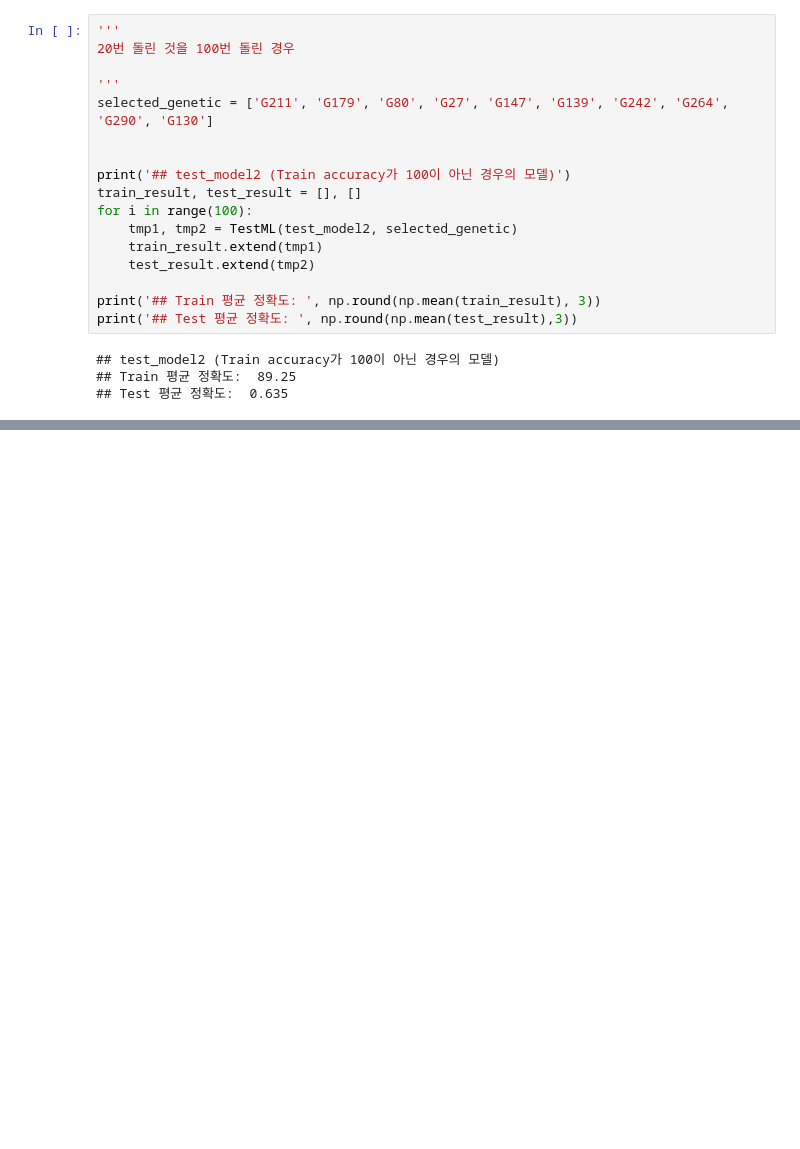
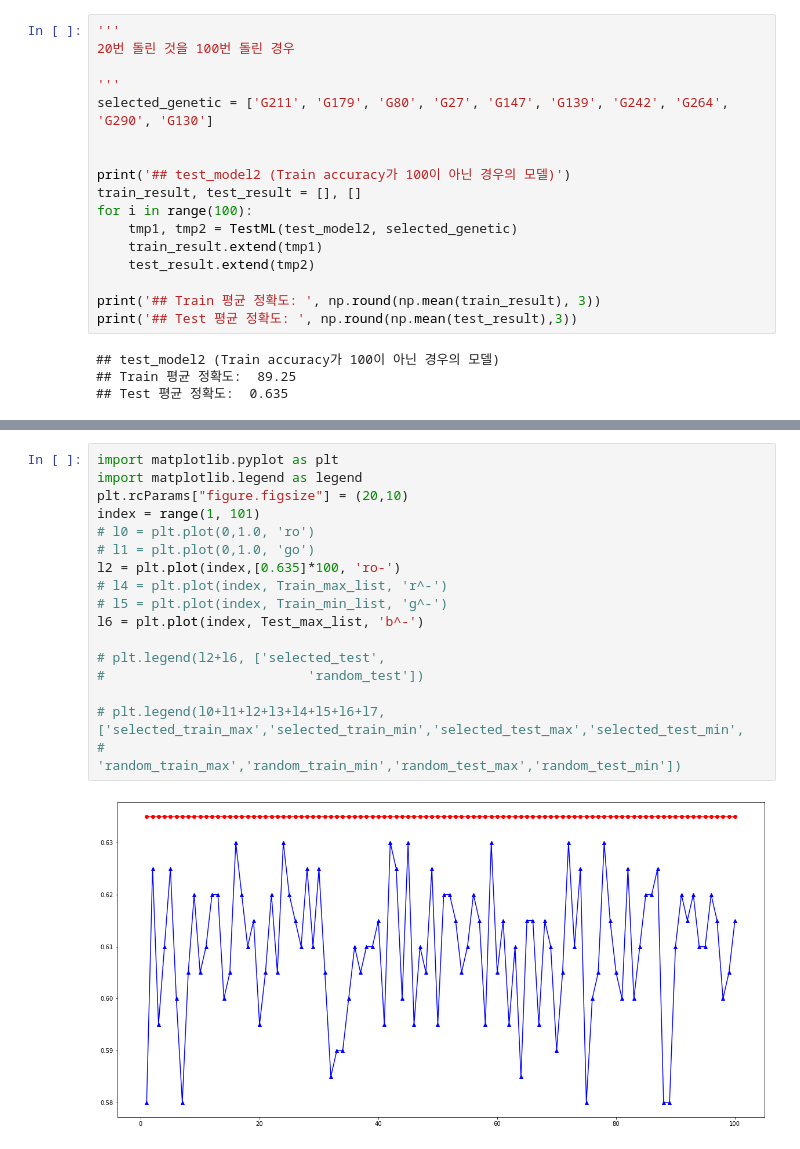
Before and after one commit to code-viz/woo-hac-, a Jupyter notebook: nanhee/3_Final.ipynb, the cells around one changed output, grey strips where cells are left out. Drawn from its saved outputs; the diff is of its cells as text; blank space fills up the shorter version.

```diff
--- a/nanhee/3_Final.ipynb
+++ b/nanhee/3_Final.ipynb
@@ -744,0 +668,19 @@ ValueError: Empty data passed with indices specified.
+# %%
+import matplotlib.pyplot as plt
+import matplotlib.legend as legend
+plt.rcParams["figure.figsize"] = (20,10)
+index = range(1, 101)
+# l0 = plt.plot(0,1.0, 'ro')
+# l1 = plt.plot(0,1.0, 'go')
+l2 = plt.plot(index,[0.635]*100, 'ro-')
+# l4 = plt.plot(index, Train_max_list, 'r^-')
+# l5 = plt.plot(index, Train_min_list, 'g^-')
+l6 = plt.plot(index, Test_max_list, 'b^-')
+
+# plt.legend(l2+l6, ['selected_test',
+#                          'random_test'])
+
+# plt.legend(l0+l1+l2+l3+l4+l5+l6+l7, ['selected_train_max','selected_train_min','selected_test_max','selected_test_min',
+#                          'random_train_max','random_train_min','random_test_max','random_test_min'])
+# %% [output]
+[figure, added]
```
Also changed, not shown: parts of 28 cells of this notebook, 21 other files.
